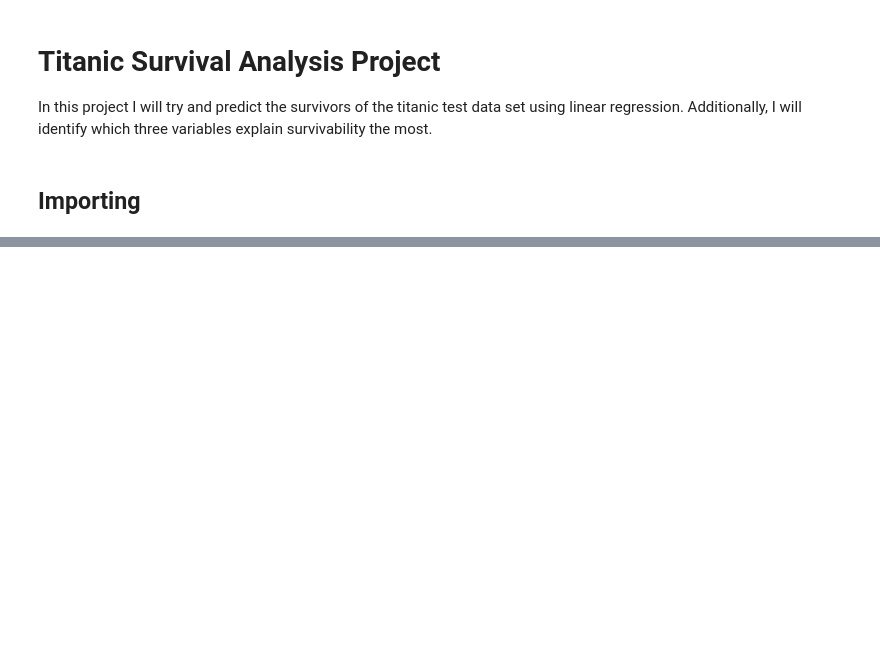
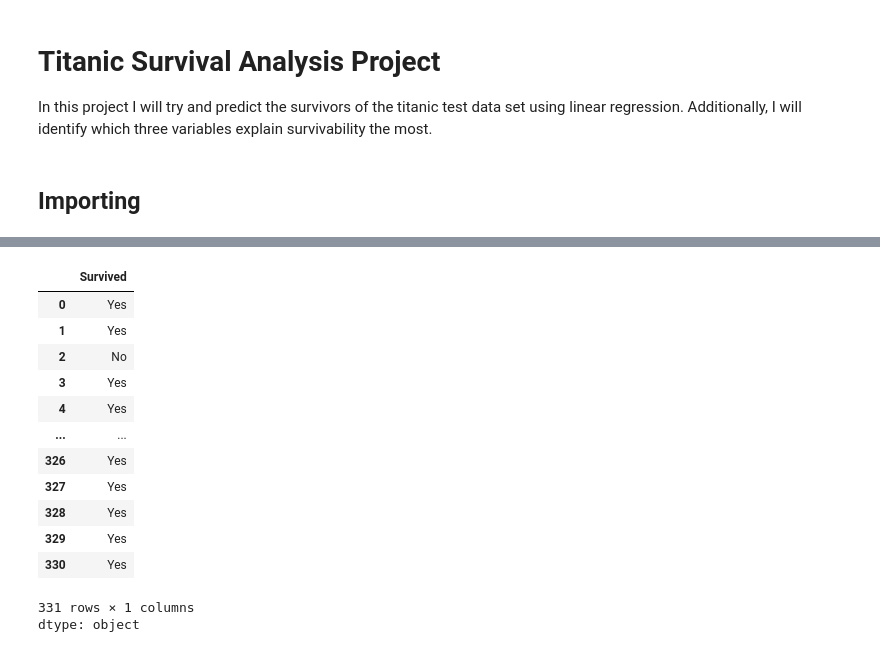
Before and after one commit to austinkirwin/public-projects, a Jupyter notebook: Python_projects/Titanic_project/Titanic_Survival.ipynb, the cells around one changed output, grey strips where cells are left out. Cells and saved outputs as stored; diff of their text form; code cells hidden in the pictures; blank space fills up the shorter version.

```diff
--- a/Python_projects/Titanic_project/Titanic_Survival.ipynb
+++ b/Python_projects/Titanic_project/Titanic_Survival.ipynb
@@ -29,0 +70,23 @@ train_data.head()
+# %%
+# Reformatting each value to 'Yes' or 'No' for survival
+
+final_preds[final_preds['Survived'] > .5] = 1
+final_preds[final_preds['Survived'] < .5] = 0
+
+map = {1: 'Yes', 0: 'No'}
+final_preds['Survived'].map(map)
+# %% [output]
+|  | Survived |
+| 0 | Yes |
+| 1 | Yes |
+| 2 | No |
+| 3 | Yes |
+| 4 | Yes |
+| ... | ... |
+| 326 | Yes |
+| 327 | Yes |
+| 328 | Yes |
+| 329 | Yes |
+| 330 | Yes |
+331 rows × 1 columns
+dtype: object
```
Also changed, not shown: parts of 7 cells of this notebook.
